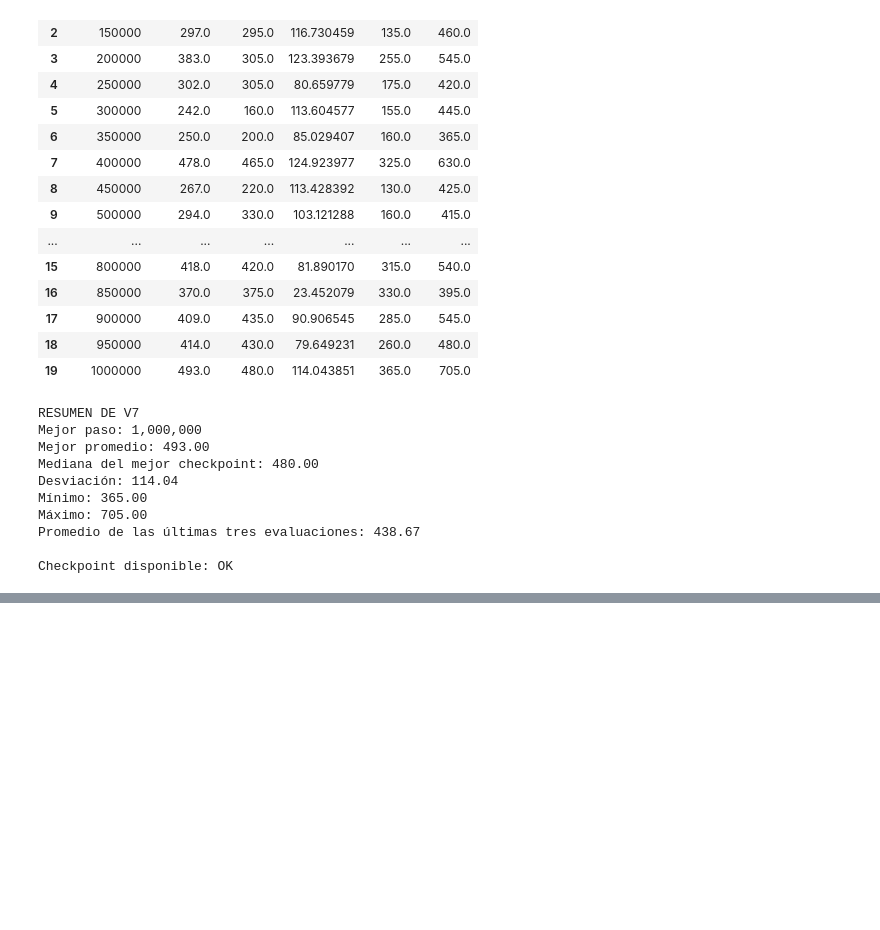
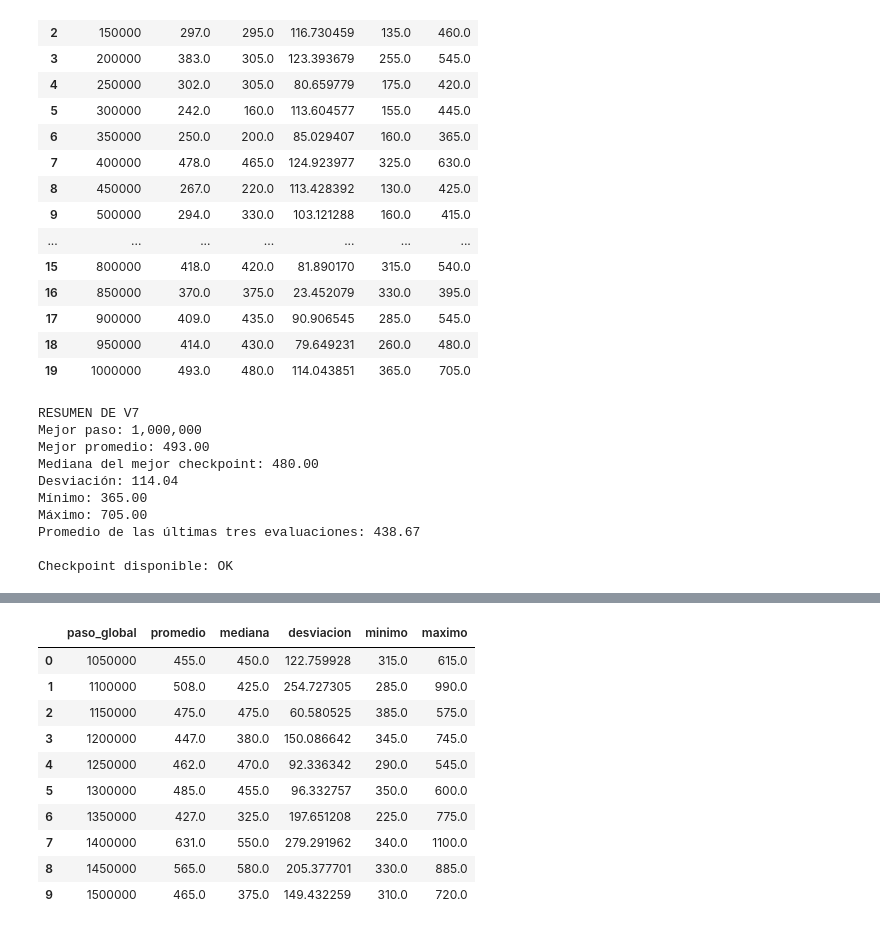
Before and after one commit to CamiR24/Proyecto2-DL, a Jupyter notebook: notebooks/08_ajuste_hiperparametros.ipynb, the cells around one changed output, grey strips where cells are left out. Drawn from its saved outputs; the diff is of its cells as text; code cells hidden in the pictures; blank space fills up the shorter version.

```diff
--- a/notebooks/08_ajuste_hiperparametros.ipynb
+++ b/notebooks/08_ajuste_hiperparametros.ipynb
@@ -230,0 +336,75 @@ Checkpoint disponible: OK
+# %%
+ruta_evaluaciones_v7_ext = Path(
+    "../logs/entrenamientos/"
+    "v7_dqn_per_a04_3step_extendido/"
+    "evaluaciones.csv"
+)
+
+df_evaluaciones_v7_ext = pd.read_csv(
+    ruta_evaluaciones_v7_ext
+)
+
+df_evaluaciones_v7_ext = (
+    df_evaluaciones_v7_ext
+    .sort_values("paso_global")
+    .reset_index(drop=True)
+)
+
+display(df_evaluaciones_v7_ext)
+
+mejor_evaluacion_v7_ext = (
+    df_evaluaciones_v7_ext.loc[
+        df_evaluaciones_v7_ext[
+            "promedio"
+        ].idxmax()
+    ]
+)
+
+print("\nMEJOR EVALUACIÓN DE V7 EXTENDIDO")
+print(
+    f"Paso: "
+    f"{int(mejor_evaluacion_v7_ext['paso_global']):,}"
+)
+print(
+    f"Promedio: "
+    f"{mejor_evaluacion_v7_ext['promedio']:.2f}"
+)
+print(
+    f"Mediana: "
+    f"{mejor_evaluacion_v7_ext['mediana']:.2f}"
+)
+print(
+    f"Desviación: "
+    f"{mejor_evaluacion_v7_ext['desviacion']:.2f}"
+)
+print(
+    f"Mínimo: "
+    f"{mejor_evaluacion_v7_ext['minimo']:.2f}"
+)
+print(
+    f"Máximo: "
+    f"{mejor_evaluacion_v7_ext['maximo']:.2f}"
+)
+
+ruta_mejor_v7_ext = Path(
+    "../models/"
+    "v7_dqn_per_a04_3step_extendido/"
+    "mejor_modelo.pt"
+)
+
+print(
+    "\nCheckpoint disponible: "
+    f"{'OK' if ruta_mejor_v7_ext.exists() else 'NO ENCONTRADO'}"
+)
+# %% [output]
+|  | paso_global | promedio | mediana | desviacion | minimo | maximo |
+| 0 | 1050000 | 455.0 | 450.0 | 122.759928 | 315.0 | 615.0 |
+| 1 | 1100000 | 508.0 | 425.0 | 254.727305 | 285.0 | 990.0 |
+| 2 | 1150000 | 475.0 | 475.0 | 60.580525 | 385.0 | 575.0 |
+| 3 | 1200000 | 447.0 | 380.0 | 150.086642 | 345.0 | 745.0 |
+| 4 | 1250000 | 462.0 | 470.0 | 92.336342 | 290.0 | 545.0 |
+| 5 | 1300000 | 485.0 | 455.0 | 96.332757 | 350.0 | 600.0 |
+| 6 | 1350000 | 427.0 | 325.0 | 197.651208 | 225.0 | 775.0 |
+| 7 | 1400000 | 631.0 | 550.0 | 279.291962 | 340.0 | 1100.0 |
+| 8 | 1450000 | 565.0 | 580.0 | 205.377701 | 330.0 | 885.0 |
+| 9 | 1500000 | 465.0 | 375.0 | 149.432259 | 310.0 | 720.0 |
```
Also changed, not shown: parts of 5 cells of this notebook, 9 other files.
